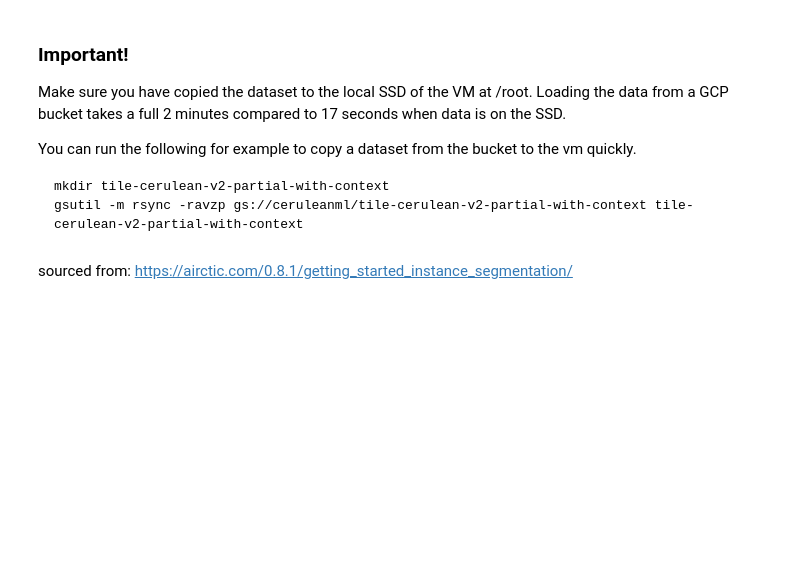
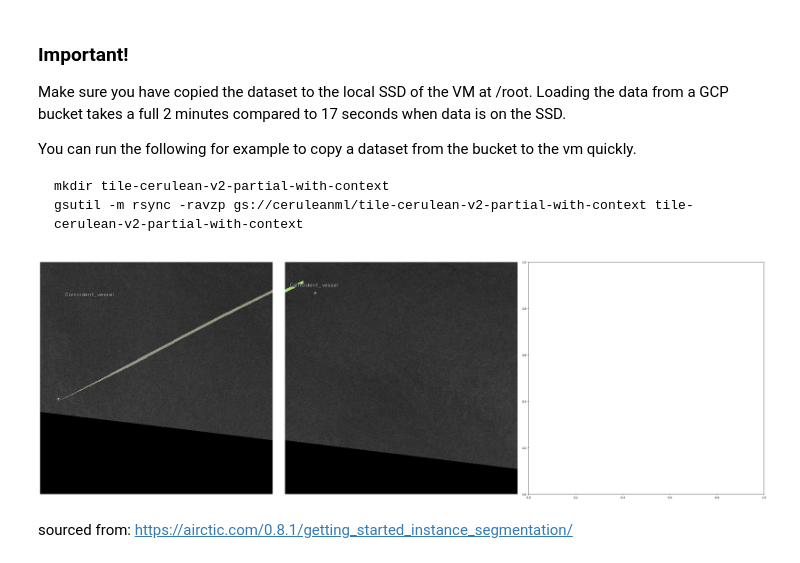
Before and after one commit to SkyTruth/cerulean-ml, a Jupyter notebook: notebooks/icevision_demo_cv2.ipynb, the cells around one changed output. Drawn from its saved outputs; the diff is of its cells as text; code cells hidden in the pictures; blank space fills up the shorter version.

```diff
--- a/notebooks/icevision_demo_cv2.ipynb
+++ b/notebooks/icevision_demo_cv2.ipynb
@@ -109,7 +125,9 @@ train_val_record_ids = record_ids_train + record_ids_val
 combined_record_collection = record_collection_with_negative_small_filtered_train + record_collection_with_negative_small_filtered_val
 # %%
 # %matplotlib inline
-# show_records(record_collection_with_negative_small_filtered_train[0:2], ncols=3, class_map=class_map, display_mask=True, display_bbox=False)
+show_records(record_collection_with_negative_small_filtered_train[0:2], ncols=3, class_map=class_map, display_mask=True, display_bbox=False)
+# %% [output]
+[figure, added]
 # %%
 valid_tfms = tfms.A.Adapter([*tfms.A.resize_and_pad(size=init_size)])
 train_tfms = tfms.A.Adapter([*tfms.A.resize_and_pad(size=init_size)])
```
Also changed, not shown: parts of 33 cells of this notebook, 1 other file.
